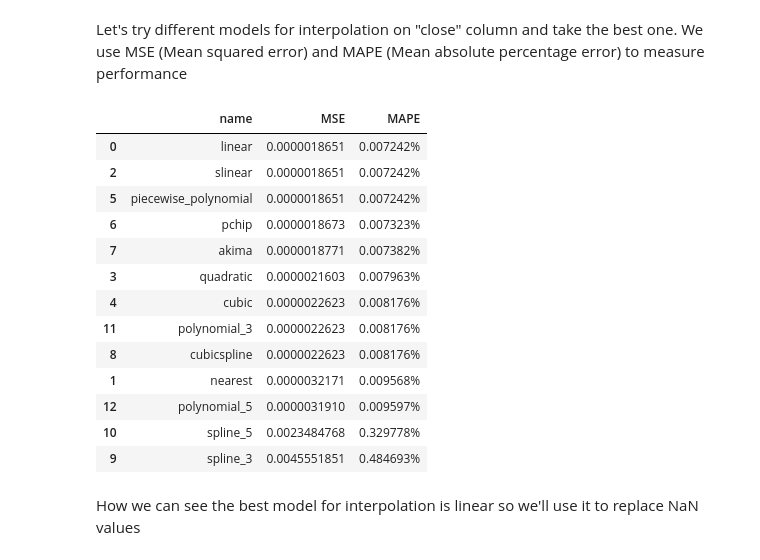
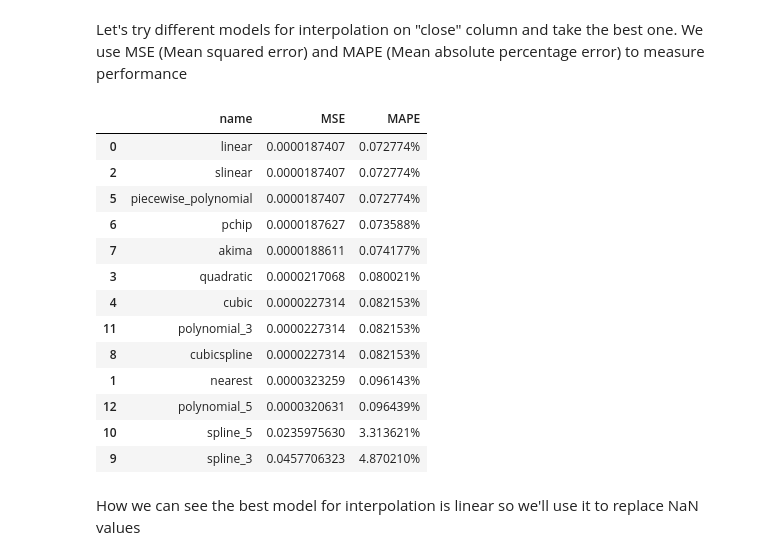
Before and after one commit to meln1337/IBM-lab2, a Jupyter notebook: lab2.ipynb, the cells around one changed output. Cells and saved outputs as stored; diff of their text form; code cells hidden in the pictures.

```diff
--- a/lab2.ipynb
+++ b/lab2.ipynb
@@ -303,47 +303,49 @@ Let's try different models for interpolation on "close" column and take the best
 # %%
 from sklearn.metrics import mean_squared_error, mean_absolute_percentage_error
 
 # Setting precision
 pd.set_option("display.precision", 10)
 # Methods without order
 methods = ["linear", "nearest", "slinear", "quadratic", "cubic", "piecewise_polynomial", "pchip", "akima", "cubicspline"]
 # Methods with order
 order_methods = ["spline", "polynomial"]
 performance = pd.DataFrame({"name": [], "MSE": [], "MAPE": []})
 for method in methods:
     # print(method)
+    nan_rows = spoiled_df["close"].isna()
     interpolated_close = spoiled_df["close"].interpolate(method=method)
-    mse = mean_squared_error(df["close"], interpolated_close)
-    mape = mean_absolute_percentage_error(df["close"], interpolated_close)
+    mse = mean_squared_error(df.loc[nan_rows, "close"], interpolated_close[nan_rows])
+    mape = mean_absolute_percentage_error(df.loc[nan_rows, "close"], interpolated_close[nan_rows])
     performance.loc[len(performance.index)] = [method, mse, mape]
 for method in order_methods:
     for order in [3, 5]:
         # print(f"method: {method}, order: {order}")
+        nan_rows = spoiled_df["close"].isna()
         interpolated_close = spoiled_df["close"].interpolate(method=method, order=order)
-        mse = mean_squared_error(df["close"], interpolated_close)
-        mape = mean_absolute_percentage_error(df["close"], interpolated_close)
+        mse = mean_squared_error(df.loc[nan_rows, "close"], interpolated_close[nan_rows])
+        mape = mean_absolute_percentage_error(df.loc[nan_rows, "close"], interpolated_close[nan_rows])
         performance.loc[len(performance.index)] = [f"{method}_{order}", mse, mape]
 
 performance = performance.sort_values(by=["MAPE", "MSE"], ascending=True)
 performance["MAPE"] = performance["MAPE"] * 100
 performance["MAPE"] = performance["MAPE"].astype("str")
 performance["MAPE"] = performance["MAPE"].str.slice(stop=8) + "%"
 performance.head(15)
 # %% [output]
 |  | name | MSE | MAPE |
-| 0 | linear | 0.0000018651 | 0.007242% |
-| 2 | slinear | 0.0000018651 | 0.007242% |
-| 5 | piecewise_polynomial | 0.0000018651 | 0.007242% |
-| 6 | pchip | 0.0000018673 | 0.007323% |
-| 7 | akima | 0.0000018771 | 0.007382% |
-| 3 | quadratic | 0.0000021603 | 0.007963% |
-| 4 | cubic | 0.0000022623 | 0.008176% |
-| 11 | polynomial_3 | 0.0000022623 | 0.008176% |
-| 8 | cubicspline | 0.0000022623 | 0.008176% |
-| 1 | nearest | 0.0000032171 | 0.009568% |
-| 12 | polynomial_5 | 0.0000031910 | 0.009597% |
-| 10 | spline_5 | 0.0023484768 | 0.329778% |
-| 9 | spline_3 | 0.0045551851 | 0.484693% |
+| 0 | linear | 0.0000187407 | 0.072774% |
+| 2 | slinear | 0.0000187407 | 0.072774% |
+| 5 | piecewise_polynomial | 0.0000187407 | 0.072774% |
+| 6 | pchip | 0.0000187627 | 0.073588% |
+| 7 | akima | 0.0000188611 | 0.074177% |
+| 3 | quadratic | 0.0000217068 | 0.080021% |
+| 4 | cubic | 0.0000227314 | 0.082153% |
+| 11 | polynomial_3 | 0.0000227314 | 0.082153% |
+| 8 | cubicspline | 0.0000227314 | 0.082153% |
+| 1 | nearest | 0.0000323259 | 0.096143% |
+| 12 | polynomial_5 | 0.0000320631 | 0.096439% |
+| 10 | spline_5 | 0.0235975630 | 3.313621% |
+| 9 | spline_3 | 0.0457706323 | 4.870210% |
 # %% [markdown]
 How we can see the best model for interpolation is linear so we'll use it to replace NaN values
 # %%
```
Also changed, not shown: parts of 11 cells of this notebook.
